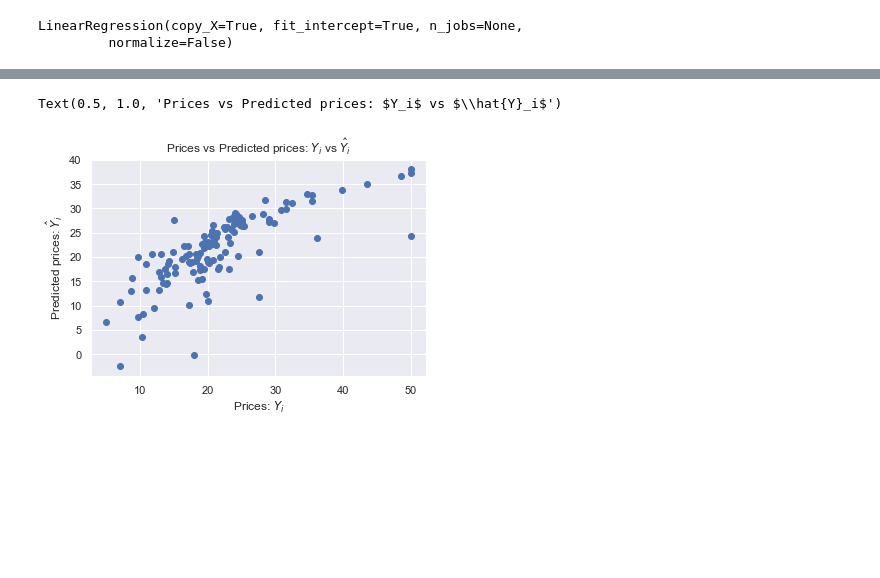
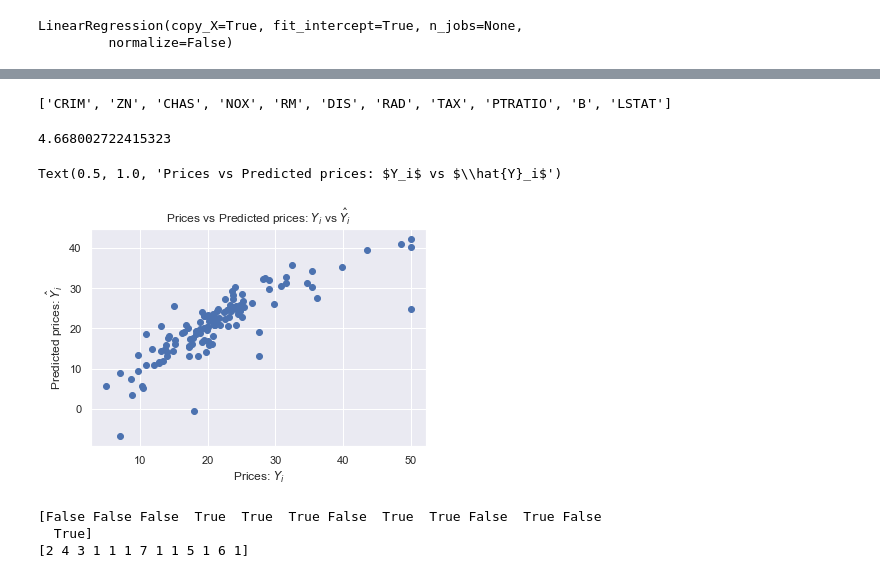
Before and after one commit to Anes31/Boston_Housing, a Jupyter notebook: Boston.ipynb, the cells around one changed output, grey strips where cells are left out. Cells and saved outputs as stored; diff of their text form; code cells hidden in the pictures; blank space fills up the shorter version.

```diff
--- a/Boston.ipynb
+++ b/Boston.ipynb
@@ -122,7 +137,7 @@ sns.heatmap(data=correlation_matrix, annot=True)
 # %%
 plt.figure(figsize=(20, 5))
 
-features = ['LSTAT', 'RM']
+features = ['LSTAT', 'PTRATIO']
 target = data['PRICE']
 
 for i, col in enumerate(features):
@@ -180,0 +203,11 @@ np.sqrt(metrics.mean_squared_error(y_test, y_pred))
+# %%
+import statsmodels.api as sm
+
+#data.columns = boston.feature_names
+X = data[boston.feature_names]
+#Adding constant column of ones, mandatory for sm.OLS model
+X_1 = sm.add_constant(X)
+
+#Fitting sm.OLS model
+model = sm.OLS(y,X_1).fit()
+model.pvalues
@@ -181,8 +230,60 @@ np.sqrt(metrics.mean_squared_error(y_test, y_pred))
+# %%
+#Backward Elimination
+cols = list(X.columns)
+pmax = 1
+while (len(cols)>0):
+    p= []
+    X_1 = X[cols]
+    X_1 = sm.add_constant(X_1)
+    model = sm.OLS(y,X_1).fit()
+    p = pd.Series(model.pvalues.values[1:],index = cols)
+    pmax = max(p)
+    feature_with_p_max = p.idxmax()
+    if(pmax>0.05):
+        cols.remove(feature_with_p_max)
+    else:
+        break
+
+selected_features_BE = cols
+print(selected_features_BE)
+# %% [output]
+['CRIM', 'ZN', 'CHAS', 'NOX', 'RM', 'DIS', 'RAD', 'TAX', 'PTRATIO', 'B', 'LSTAT']
 # %%
+X = data[selected_features_BE]
+y = data.PRICE
+
+X_train, X_test, y_train, y_test = train_test_split(X, y, random_state=42)
+linreg.fit(X_train, y_train)
+list(zip(X, linreg.coef_))
+y_pred = linreg.predict(X_test)
+print(np.sqrt(metrics.mean_squared_error(y_test, y_pred)))
+
 plt.scatter(y_test, y_pred)
 plt.xlabel("Prices: $Y_i$")
 plt.ylabel("Predicted prices: $\hat{Y}_i$")
 plt.title("Prices vs Predicted prices: $Y_i$ vs $\hat{Y}_i$")
 # %% [output]
-Text(0.5, 1.0, 'Prices vs Predicted prices: $Y_i$ vs $\\hat{Y}_i$')
+4.668002722415323
+Text(0.5, 1.0, 'Prices vs Predicted prices: $Y_i$ vs $\\hat{Y}_i$')
-[figure, old version]
+[figure, new version]
+# %%
+#Recursive Feature Elimination
+from sklearn.feature_selection import RFE
+
+X = data[boston.feature_names]
+y = data.PRICE
+
+#Initializing RFE model
+rfe = RFE(linreg, 7) #7 random features
+
+#Transforming data using RFE
+X_rfe = rfe.fit_transform(X,y)
+
+#Fitting the data to model
+linreg.fit(X_rfe,y)
+print(rfe.support_)
+print(rfe.ranking_)
+# %% [output]
+[False False False  True  True  True False  True  True False  True False
+  True]
+[2 4 3 1 1 1 7 1 1 5 1 6 1]
```
Also changed, not shown: parts of 17 cells of this notebook.
